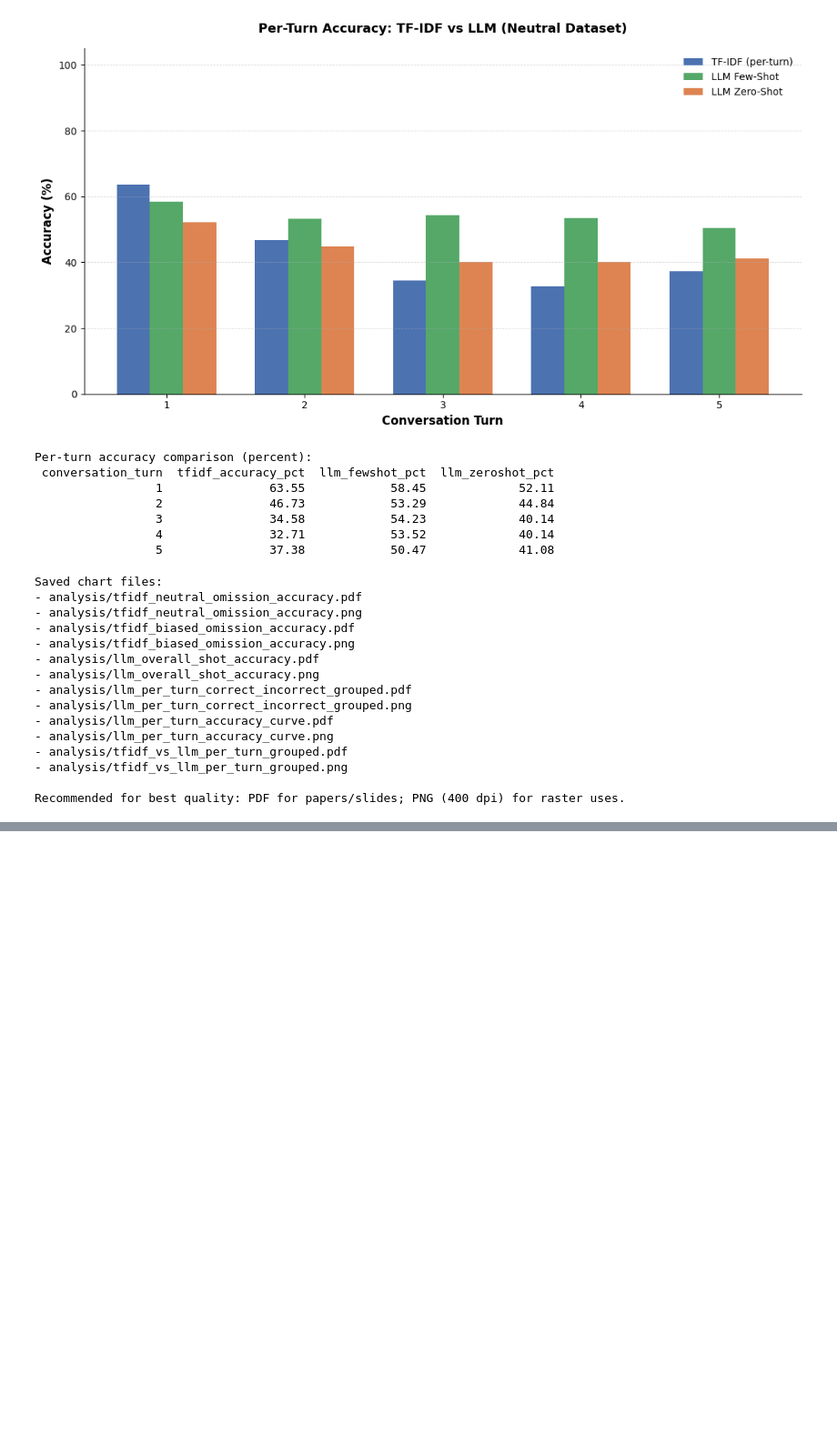
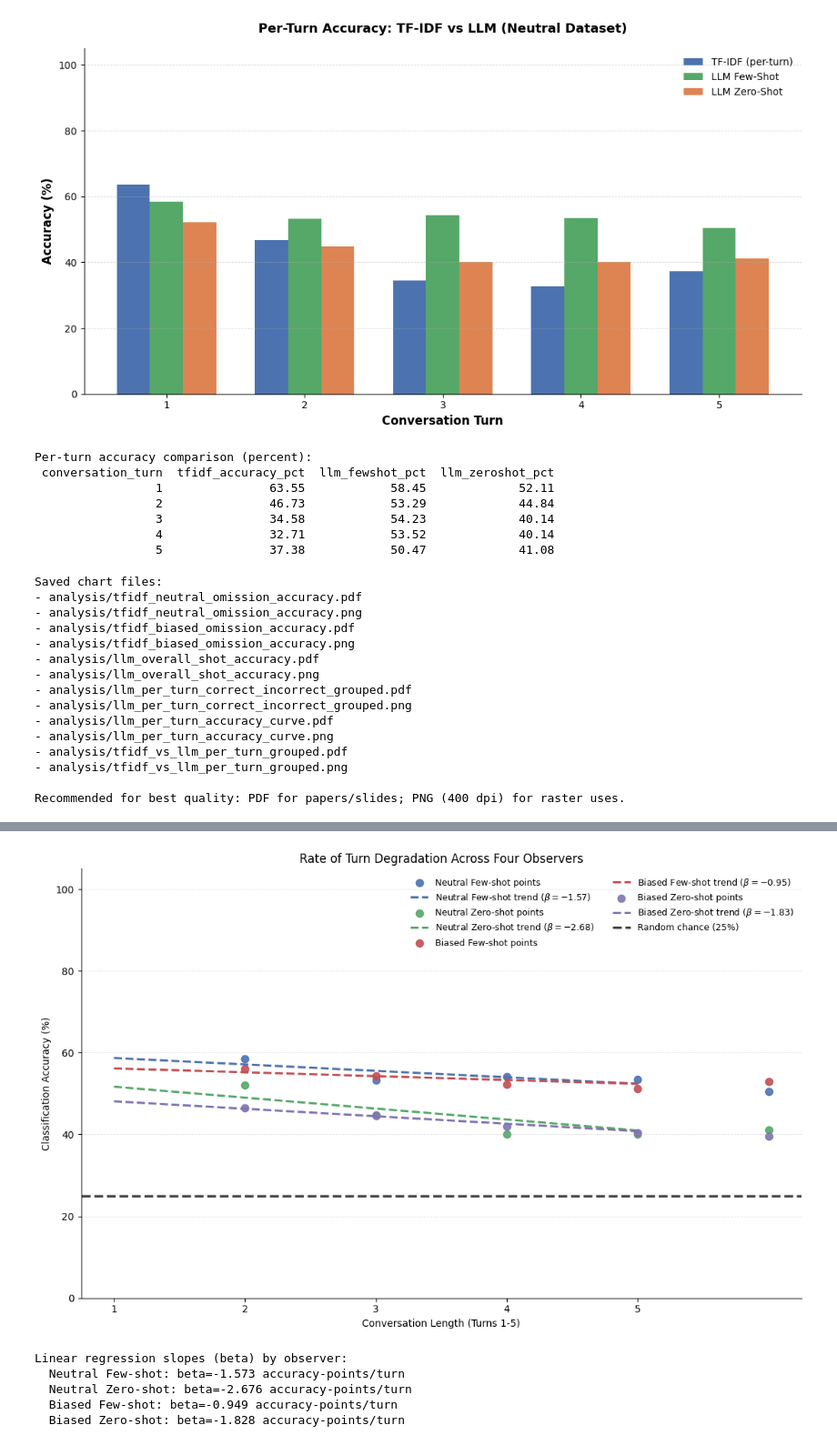
Before and after one commit to AdamOwolabi/llm-privacy-leakage, a Jupyter notebook: statistical_analysis.ipynb, the cells around one changed output, grey strips where cells are left out. Shown at 91% size. Drawn from its saved outputs; the diff is of its cells as text; code cells hidden in the pictures; blank space fills up the shorter version.

```diff
--- a/statistical_analysis.ipynb
+++ b/statistical_analysis.ipynb
@@ -505,0 +858,76 @@ Recommended for best quality: PDF for papers/slides; PNG (400 dpi) for raster us
+# %%
+# Linear regression rate of turn degradation: scatter points + trendlines for four observers
+import numpy as np
+import pandas as pd
+import matplotlib.pyplot as plt
+
+observer_paths = {
+    'Neutral Few-shot': 'predictions/dataset_a_neutral_few_shot_llm_observer.csv',
+    'Neutral Zero-shot': 'predictions/dataset_a_neutral_zero_shot_llm_observer.csv',
+    'Biased Few-shot': 'predictions/dataset_b_biased_few_shot_llm_observer.csv',
+    'Biased Zero-shot': 'predictions/dataset_b_biased_zero_shot_llm_observer.csv',
+}
+
+def turnwise_accuracy(path):
+    df = pd.read_csv(path)
+    if {'conversation_turn', 'label', 'prediction'}.difference(df.columns):
+        raise ValueError(f'Missing required columns in {path}')
+    gp = (
+        df.assign(is_correct=(df['label'] == df['prediction']).astype(int))
+          .groupby('conversation_turn', as_index=False)
+          .agg(total=('is_correct', 'size'), correct=('is_correct', 'sum'))
+          .sort_values('conversation_turn')
+    )
+    gp['accuracy_pct'] = (gp['correct'] / gp['total']) * 100
+    return gp
+
+turn_curves = {name: turnwise_accuracy(path) for name, path in observer_paths.items()}
+
+colors = {
+    'Neutral Few-shot': '#4C72B0',
+    'Neutral Zero-shot': '#55A868',
+    'Biased Few-shot': '#C44E52',
+    'Biased Zero-shot': '#8172B3',
+}
+
+fig, ax = plt.subplots(figsize=(11, 7))
+x_line = np.arange(1, 6)
+
+for name, curve in turn_curves.items():
+    x = curve['conversation_turn'].to_numpy() + 1
+    y = curve['accuracy_pct'].to_numpy()
+    slope, intercept = np.polyfit(x, y, 1)
+    y_hat = slope * x_line + intercept
+
+    ax.scatter(x, y, s=55, color=colors[name], alpha=0.9, label=f'{name} points')
+    ax.plot(x_line, y_hat, linestyle='--', linewidth=2.2, color=colors[name],
+            label=f'{name} trend ($\\beta={slope:.2f}$)')
+
+ax.axhline(25, linestyle='--', linewidth=2.4, color='black', alpha=0.75, label='Random chance (25%)')
+
+ax.set_xlabel('Conversation Length (Turns 1-5)')
+ax.set_ylabel('Classification Accuracy (%)')
+ax.set_title('Rate of Turn Degradation Across Four Observers')
+ax.set_xticks(x_line)
+ax.set_ylim(0, 105)
+ax.grid(axis='y', linestyle='--', linewidth=0.6, alpha=0.4)
+ax.spines['top'].set_visible(False)
+ax.spines['right'].set_visible(False)
+ax.legend(frameon=False, ncol=2, fontsize=9)
+
+plt.tight_layout()
+plt.show()
+
+print('Linear regression slopes (beta) by observer:')
+for name, curve in turn_curves.items():
+    x = curve['conversation_turn'].to_numpy() + 1
+    y = curve['accuracy_pct'].to_numpy()
+    slope, intercept = np.polyfit(x, y, 1)
+    print(f'  {name}: beta={slope:.3f} accuracy-points/turn')
+# %% [output]
+[figure, added]
+Linear regression slopes (beta) by observer:
+  Neutral Few-shot: beta=-1.573 accuracy-points/turn
+  Neutral Zero-shot: beta=-2.676 accuracy-points/turn
+  Biased Few-shot: beta=-0.949 accuracy-points/turn
+  Biased Zero-shot: beta=-1.828 accuracy-points/turn
```
Also changed, not shown: parts of 11 cells of this notebook, 12 other files.
